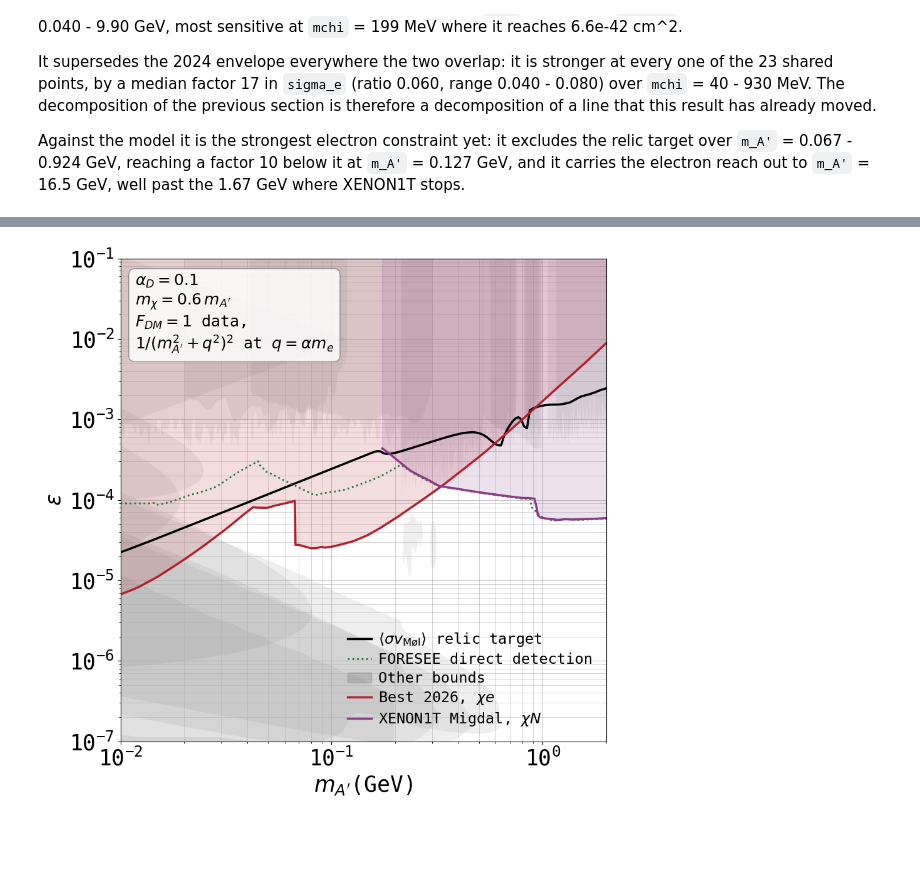
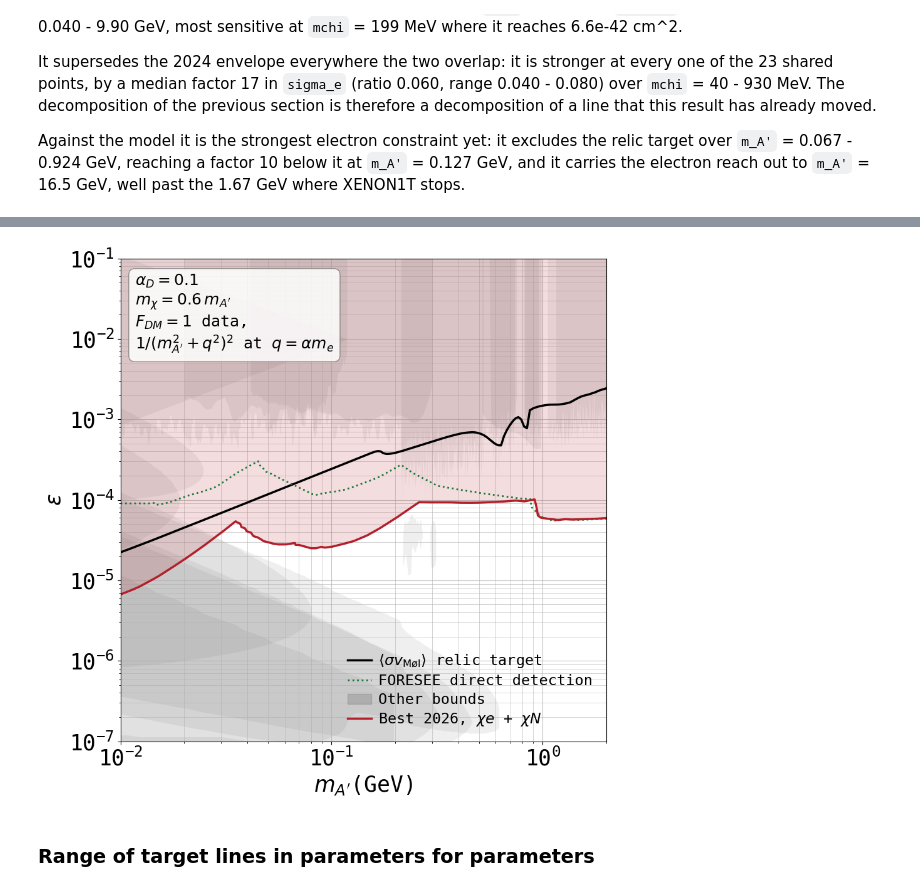
Before and after one commit to sgogoeg/bcgs_internship, a Jupyter notebook: Code/Direct_detection.ipynb, the cells around one changed output, grey strips where cells are left out. Saved outputs shown, nothing was run; the diff lists cells and outputs as text; code cells hidden in the pictures; blank space fills up the shorter version.

```diff
--- a/Code/Direct_detection.ipynb
+++ b/Code/Direct_detection.ipynb
@@ -1357,19 +1457,13 @@ ax.plot(ma_DD_kling_line, eps_DD_kling_line, color = '#1b7837',
         linewidth = 2.0, linestyle = ':',
         label = r"FORESEE direct detection")
 
-# The electron side, the 2026 combination.
-ax.plot(mlims_best2026, eplims_best2026, color = '#b3202c', linewidth = 2.5,
-        label = r"Best 2026, $\chi e$")
+# The 2026 line, electron and nucleon searches taken together: one curve,
+# undecomposed, which experiment owns which stretch is the section above.
+ax.plot(mlims_best2026_all, eplims_best2026_all, color = '#b3202c',
+        linewidth = 2.5, label = r"Best 2026, $\chi e$ + $\chi N$")
 
-ax.fill_between(mlims_best2026, eplims_best2026, 1,
+ax.fill_between(mlims_best2026_all, eplims_best2026_all, 1,
                 color = '#b3202c', alpha = 0.15, zorder = 1)
-
-# The nucleon side, which takes over where the electron searches stop.
-ax.plot(mlims_migdal, eplims_migdal, color = '#8c3a8c', linewidth = 2.5,
-        label = r"XENON1T Migdal, $\chi N$")
-
-ax.fill_between(mlims_migdal, eplims_migdal, 1,
-                color = '#8c3a8c', alpha = 0.15, zorder = 1)
 
 ax.text(0.03, 0.97,
         "\n".join([r"$\alpha_D = %g$" % alphaD,
@@ -1382,34 +1476,36 @@ ax.text(0.03, 0.97,
 
 ## Setting a costumised legend:
 handles, labels = ax.get_legend_handles_labels() # get all legend items
-desired_order = [0, 2, 1, 3, 4]  # change the order of legend elements
+desired_order = [0, 2, 1, 3]  # change the order of legend elements
 
 ax.legend(
     [handles[i] for i in desired_order],
     [labels[i] for i in desired_order],
     loc = 'lower right',           # the lower right of the axes is empty
     ncol = 1,                      # stacked, to keep it narrow
     fontsize = 17,
     labelspacing = 0.3,
     handlelength = 1.6,
     handletextpad = 0.5,
     borderpad = 0.4,
     frameon = False                # removes legend border
 )
 
 # Define how much to zoom out from the data plotting range (cm):
 x_min = 1e-2
 x_max = 2e0
 
 y_min = 1e-7
 y_max = 1e-1
 
 # Set the new plotting limits explicitly
 ax.set_xbound(x_min, x_max)
 ax.set_ybound(y_min, y_max)
 
 # Save and show the figure:
 plt.savefig("figures/relic_abundance_best2026.pdf", bbox_inches='tight')
 plt.show()
 # %% [output]
-[figure, old version]
+[figure, new version]
+# %% [markdown]
+### Range of target lines in parameters for parameters
```
Also changed, not shown: parts of 6 cells of this notebook, 16 other files.
